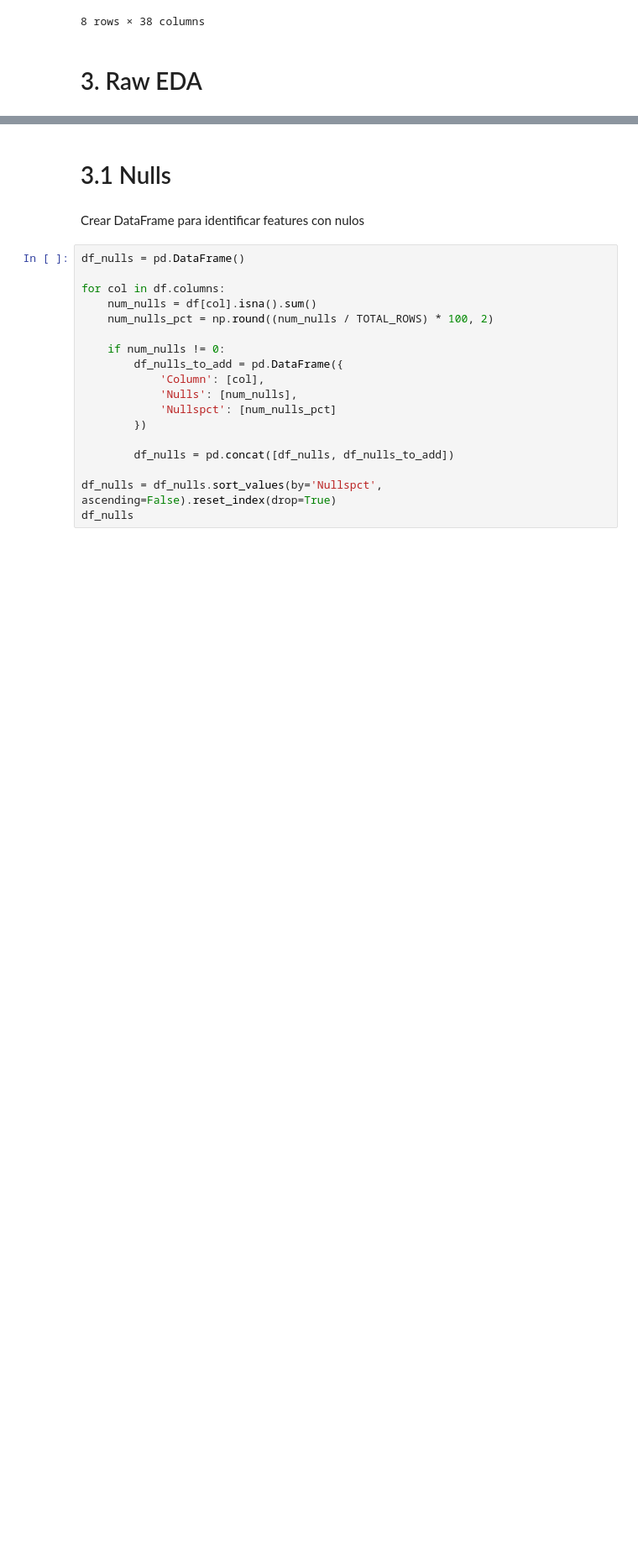
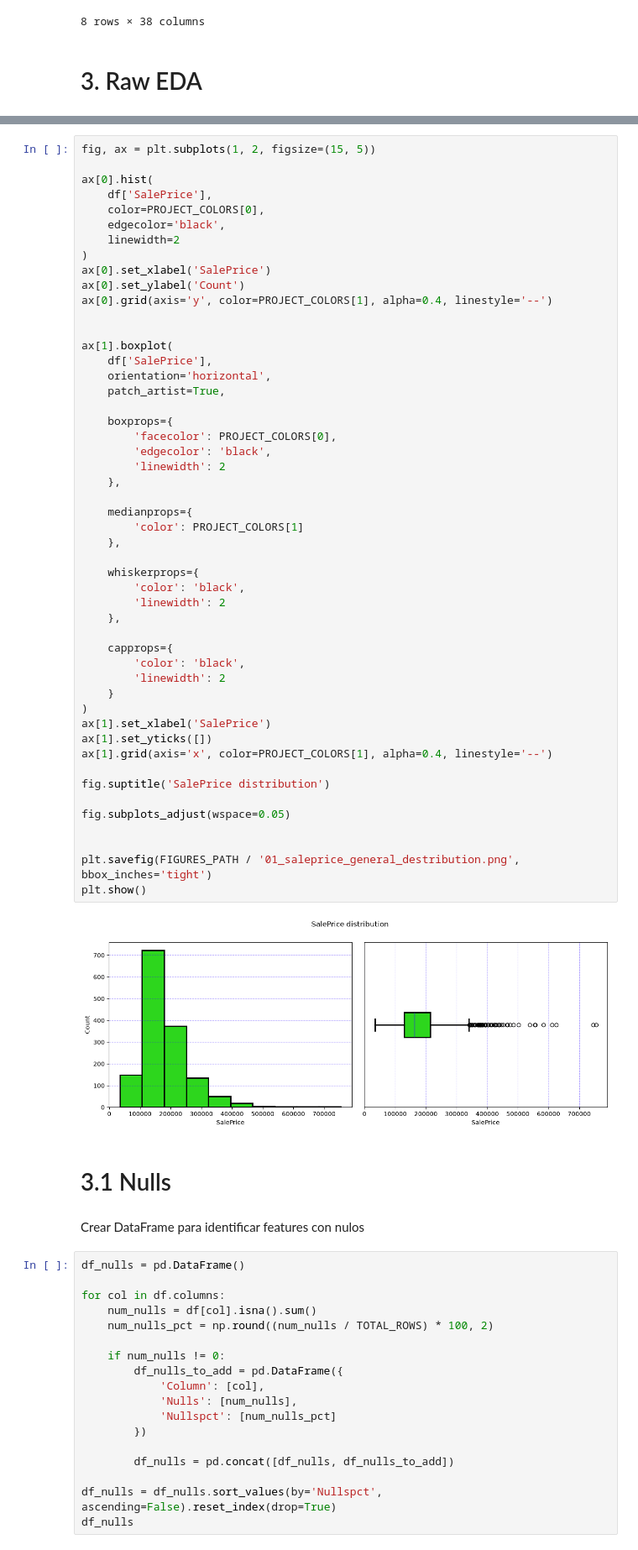
Before and after one commit to charligram/3_prediction_of_house_values, a Jupyter notebook: notebooks/02_EDA.ipynb, the cells around one changed output, grey strips where cells are left out. Shown at 84% size. Drawn from its saved outputs; the diff is of its cells as text; blank space fills up the shorter version.

```diff
--- a/notebooks/02_EDA.ipynb
+++ b/notebooks/02_EDA.ipynb
@@ -89,3 +98,55 @@ df.describe()
+# %%
+fig, ax = plt.subplots(1, 2, figsize=(15, 5))
+
+ax[0].hist(
+    df['SalePrice'],
+    color=PROJECT_COLORS[0],
+    edgecolor='black',
+    linewidth=2
+)
+ax[0].set_xlabel('SalePrice')
+ax[0].set_ylabel('Count')
+ax[0].grid(axis='y', color=PROJECT_COLORS[1], alpha=0.4, linestyle='--')
+
+
+ax[1].boxplot(
+    df['SalePrice'],
+    orientation='horizontal',
+    patch_artist=True,
+
+    boxprops={
+        'facecolor': PROJECT_COLORS[0],
+        'edgecolor': 'black',
+        'linewidth': 2
+    },
+
+    medianprops={
+        'color': PROJECT_COLORS[1]
+    },
+
+    whiskerprops={
+        'color': 'black',
+        'linewidth': 2
+    },
+
+    capprops={
+        'color': 'black',
+        'linewidth': 2
+    }
+)
+ax[1].set_xlabel('SalePrice')
+ax[1].set_yticks([])
+ax[1].grid(axis='x', color=PROJECT_COLORS[1], alpha=0.4, linestyle='--')
+
+fig.suptitle('SalePrice distribution')
+
+fig.subplots_adjust(wspace=0.05)
+
+
+plt.savefig(FIGURES_PATH / '01_saleprice_general_destribution.png', bbox_inches='tight')
+plt.show()
+# %% [output]
+[figure, added]
 # %% [markdown]
 # 3.1 Nulls
 # %% [markdown]
```
Also changed, not shown: parts of 104 cells of this notebook, 17 other files.
